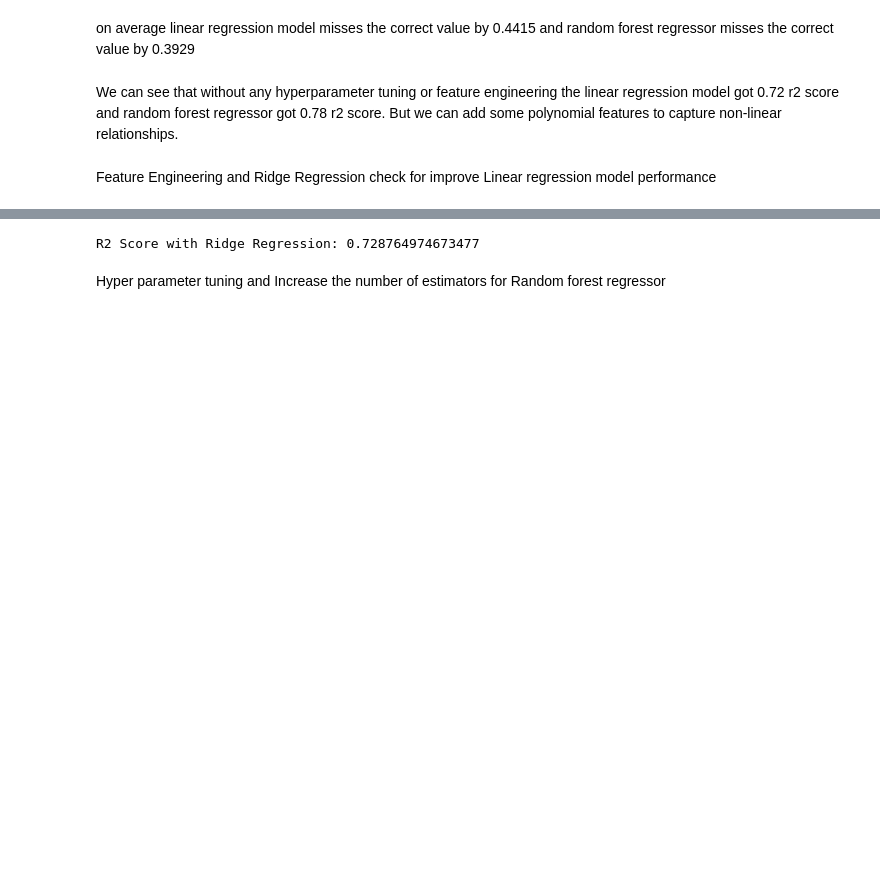
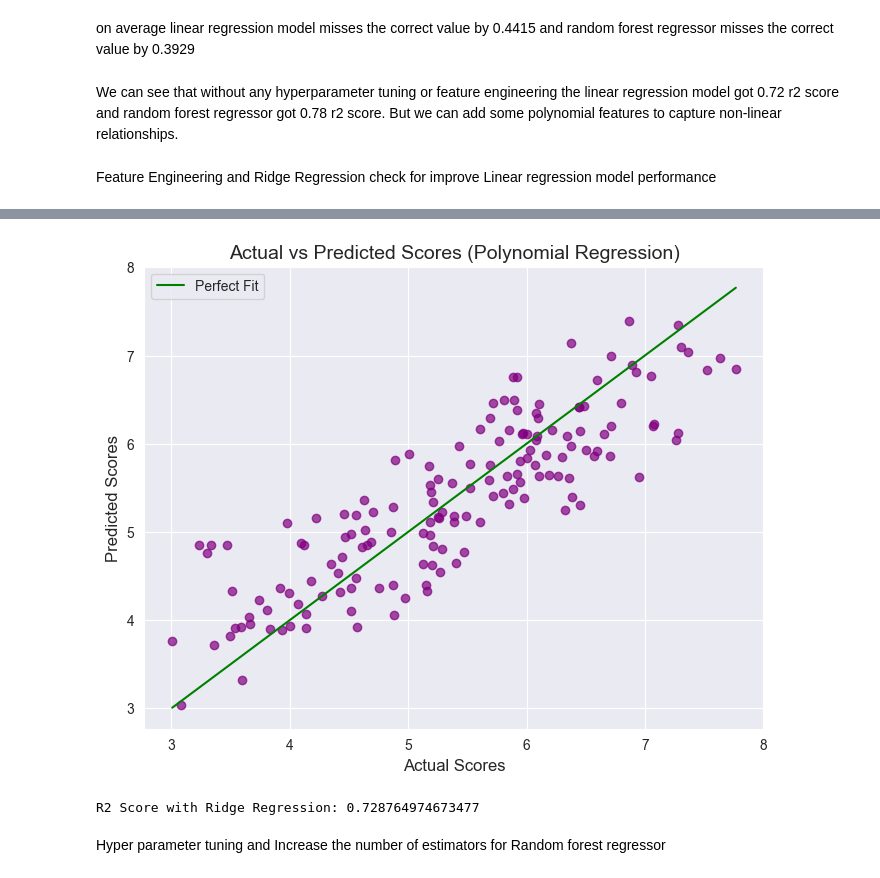
Before and after one commit to Cooper-JSK/World_Happiness_Score, a Jupyter notebook: project.ipynb, the cells around one changed output, grey strips where cells are left out. Cells and saved outputs as stored; diff of their text form; code cells hidden in the pictures; blank space fills up the shorter version.

```diff
--- a/project.ipynb
+++ b/project.ipynb
@@ -568,3 +573,20 @@ R2 Score with Polynomial Features: 0.7373383693956318
+# %%
+import matplotlib.pyplot as plt
+
+# Scatter plot for actual vs predicted
+plt.figure(figsize=(8, 6))
+plt.scatter(y_test, y_pred_poly, alpha=0.7, color='purple')
+plt.plot([min(y_test), max(y_test)], [min(y_test), max(y_test)], color='g', label='Perfect Fit')
+
+# Add labels and title
+plt.xlabel('Actual Scores', fontsize=12)
+plt.ylabel('Predicted Scores', fontsize=12)
+plt.title('Actual vs Predicted Scores (Polynomial Regression)', fontsize=14)
+plt.legend()
+plt.grid(True)
+plt.show()
+# %% [output]
+[figure, added]
 # %%
 # Ridge Regression
 from sklearn.linear_model import Ridge
```
Also changed, not shown: parts of 15 cells of this notebook.
